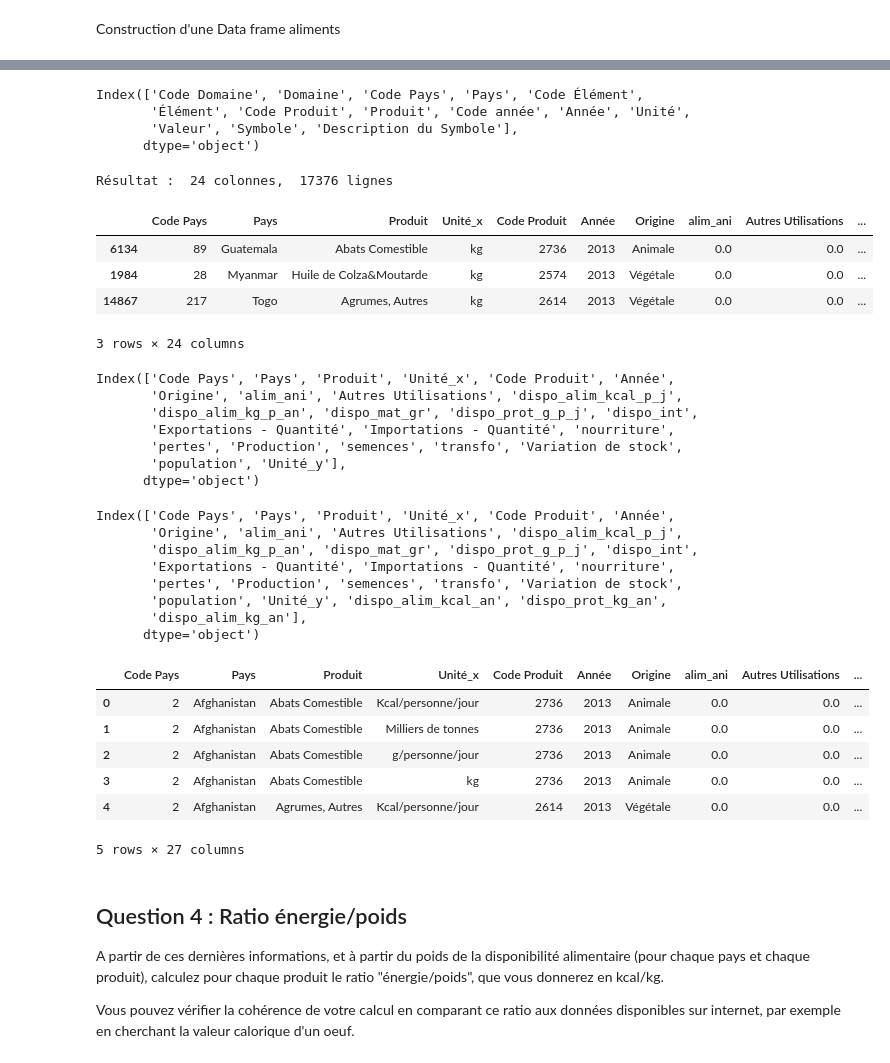
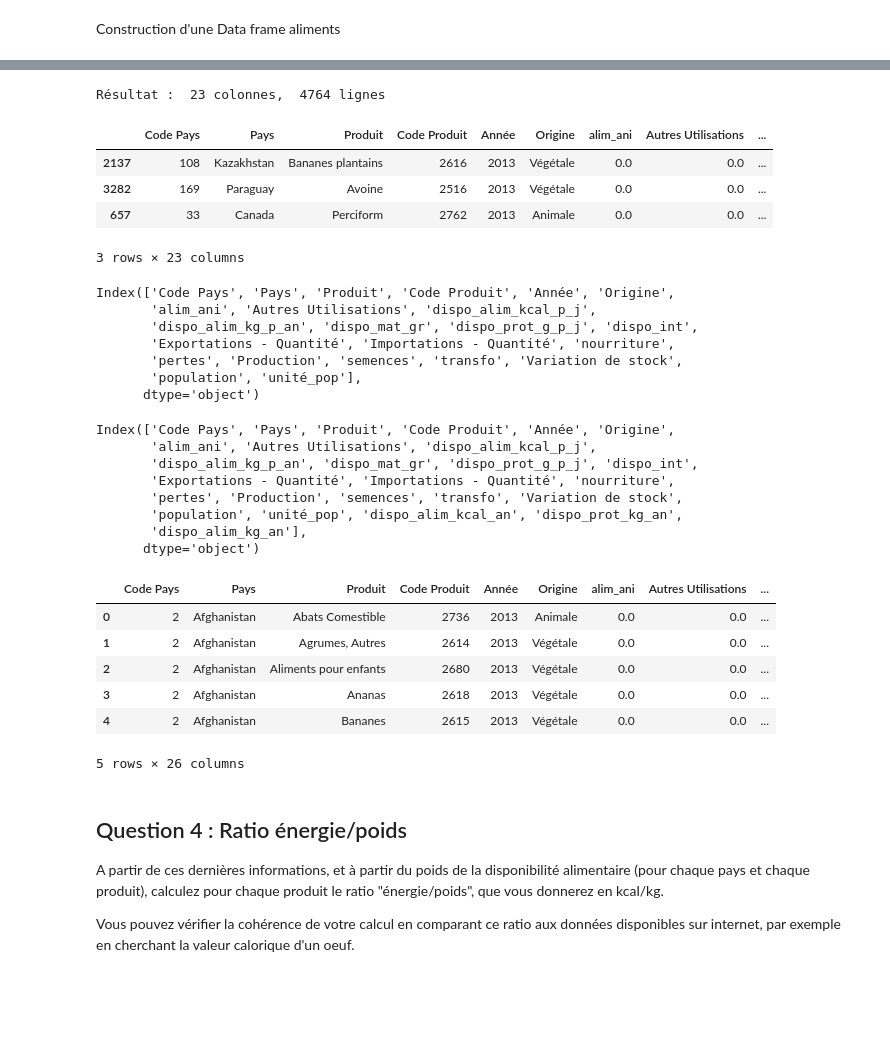
Before and after one commit to Tarik37/FAO_Project_Tarik_FengFeng, a Jupyter notebook: FAO_Data_Analyse_Fengfeng_Tarik.ipynb, the cells around one changed output, grey strips where cells are left out. Saved outputs shown, nothing was run; the diff lists cells and outputs as text; code cells hidden in the pictures; blank space fills up the shorter version.

```diff
--- a/FAO_Data_Analyse_Fengfeng_Tarik.ipynb
+++ b/FAO_Data_Analyse_Fengfeng_Tarik.ipynb
@@ -209,7 +186,0 @@ Index(['Code Domaine_ani', 'Domaine_ani', 'Code Pays_ani', 'Pays_ani',
-# %%
-population.columns
-# %% [output]
-Index(['Code Domaine', 'Domaine', 'Code Pays', 'Pays', 'Code Élément',
-       'Élément', 'Code Produit', 'Produit', 'Code année', 'Année', 'Unité',
-       'Valeur', 'Symbole', 'Description du Symbole'],
-      dtype='object')
@@ -233,60 +201,58 @@ aliments = aliments[[
     'Origine',
     'Élément',
     'Valeur',
-    'Unité',
     'Année'
 ]]
 
 # Table pivot sur aliments
-aliments = aliments.pivot_table('Valeur', index=['Code Pays','Pays','Produit','Unité','Code Produit','Année','Origine'], columns='Élément')
+aliments = aliments.pivot_table('Valeur', index=['Code Pays','Pays','Produit','Code Produit','Année','Origine'], columns='Élément')
 
 # Reset index
 aliments.reset_index(inplace=True)
 
 # Joindre population et aliments
 aliments = pd.merge(aliments, population[['Pays', 'Valeur','Unité']], left_on='Pays', right_on='Pays')
 
 # Renommer les colonnes
 aliments.rename(columns={
     'Aliments pour animaux' : 'alim_ani',
     'Autres utilisations (non alimentaire)' : 'autres_utilisations',
     'Semences' : 'semences',
     'Pertes' : 'pertes',
     'Nourriture' : 'nourriture',
     'Traitement' : 'transfo', # ?
-    'Unité' : 'unité',
     'Disponibilité intérieure' : 'dispo_int',
     'Disponibilité alimentaire (Kcal/personne/jour)' : 'dispo_alim_kcal_p_j',
     'Disponibilité alimentaire en quantité (kg/personne/an)' : 'dispo_alim_kg_p_an',
     'Disponibilité de protéines en quantité (g/personne/jour)' : 'dispo_prot_g_p_j',
     'Disponibilité de matière grasse en quantité (g/personne/jour)' : 'dispo_mat_gr',
     'Valeur' : 'population',
     'Unité' : 'unité_pop'
 }, inplace=True)
 
 # Remplacer les Nan
 aliments.replace(np.nan, 0, inplace=True)
 #Population * 1000
 aliments['population']= (aliments['population'] *1000).round(decimals = 1)
 # Affichage
 print('Résultat : ', aliments.shape[1], 'colonnes, ', aliments.shape[0], 'lignes')
 aliments.sample(3)
 # %% [output]
-Résultat :  24 colonnes,  17376 lignes
+Résultat :  23 colonnes,  4764 lignes
-|  | Code Pays | Pays | Produit | Unité_x | Code Produit | Année | Origine | alim_ani | Autres Utilisations | ... |
-| 6134 | 89 | Guatemala | Abats Comestible | kg | 2736 | 2013 | Animale | 0.0 | 0.0 | ... |
-| 1984 | 28 | Myanmar | Huile de Colza&Moutarde | kg | 2574 | 2013 | Végétale | 0.0 | 0.0 | ... |
-| 14867 | 217 | Togo | Agrumes, Autres | kg | 2614 | 2013 | Végétale | 0.0 | 0.0 | ... |
+|  | Code Pays | Pays | Produit | Code Produit | Année | Origine | alim_ani | Autres Utilisations | ... |
+| 2137 | 108 | Kazakhstan | Bananes plantains | 2616 | 2013 | Végétale | 0.0 | 0.0 | ... |
+| 3282 | 169 | Paraguay | Avoine | 2516 | 2013 | Végétale | 0.0 | 0.0 | ... |
+| 657 | 33 | Canada | Perciform | 2762 | 2013 | Animale | 0.0 | 0.0 | ... |
-3 rows × 24 columns
+3 rows × 23 columns
 # %%
 aliments.columns
 # %% [output]
-Index(['Code Pays', 'Pays', 'Produit', 'Unité_x', 'Code Produit', 'Année',
-       'Origine', 'alim_ani', 'Autres Utilisations', 'dispo_alim_kcal_p_j',
+Index(['Code Pays', 'Pays', 'Produit', 'Code Produit', 'Année', 'Origine',
+       'alim_ani', 'Autres Utilisations', 'dispo_alim_kcal_p_j',
        'dispo_alim_kg_p_an', 'dispo_mat_gr', 'dispo_prot_g_p_j', 'dispo_int',
        'Exportations - Quantité', 'Importations - Quantité', 'nourriture',
        'pertes', 'Production', 'semences', 'transfo', 'Variation de stock',
-       'population', 'Unité_y'],
+       'population', 'unité_pop'],
       dtype='object')
 # %%
 # Calcul disponibilité alimentaire Kcal/an = dispo_alim_kcal_p_j * (population*1000) * 365
@@ -296,24 +262,24 @@ aliments['dispo_prot_kg_an'] = round(((aliments['dispo_prot_g_p_j'] /1000) * ali
 aliments['dispo_alim_kg_an'] = (aliments['dispo_alim_kg_p_an'] * aliments['population'])
 aliments.columns
 # %% [output]
-Index(['Code Pays', 'Pays', 'Produit', 'Unité_x', 'Code Produit', 'Année',
-       'Origine', 'alim_ani', 'Autres Utilisations', 'dispo_alim_kcal_p_j',
+Index(['Code Pays', 'Pays', 'Produit', 'Code Produit', 'Année', 'Origine',
+       'alim_ani', 'Autres Utilisations', 'dispo_alim_kcal_p_j',
        'dispo_alim_kg_p_an', 'dispo_mat_gr', 'dispo_prot_g_p_j', 'dispo_int',
        'Exportations - Quantité', 'Importations - Quantité', 'nourriture',
        'pertes', 'Production', 'semences', 'transfo', 'Variation de stock',
-       'population', 'Unité_y', 'dispo_alim_kcal_an', 'dispo_prot_kg_an',
+       'population', 'unité_pop', 'dispo_alim_kcal_an', 'dispo_prot_kg_an',
        'dispo_alim_kg_an'],
       dtype='object')
 # %%
 aliments.head(5)
 # %% [output]
-|  | Code Pays | Pays | Produit | Unité_x | Code Produit | Année | Origine | alim_ani | Autres Utilisations | ... |
-| 0 | 2 | Afghanistan | Abats Comestible | Kcal/personne/jour | 2736 | 2013 | Animale | 0.0 | 0.0 | ... |
-| 1 | 2 | Afghanistan | Abats Comestible | Milliers de tonnes | 2736 | 2013 | Animale | 0.0 | 0.0 | ... |
-| 2 | 2 | Afghanistan | Abats Comestible | g/personne/jour | 2736 | 2013 | Animale | 0.0 | 0.0 | ... |
-| 3 | 2 | Afghanistan | Abats Comestible | kg | 2736 | 2013 | Animale | 0.0 | 0.0 | ... |
-| 4 | 2 | Afghanistan | Agrumes, Autres | Kcal/personne/jour | 2614 | 2013 | Végétale | 0.0 | 0.0 | ... |
+|  | Code Pays | Pays | Produit | Code Produit | Année | Origine | alim_ani | Autres Utilisations | ... |
+| 0 | 2 | Afghanistan | Abats Comestible | 2736 | 2013 | Animale | 0.0 | 0.0 | ... |
+| 1 | 2 | Afghanistan | Agrumes, Autres | 2614 | 2013 | Végétale | 0.0 | 0.0 | ... |
+| 2 | 2 | Afghanistan | Aliments pour enfants | 2680 | 2013 | Végétale | 0.0 | 0.0 | ... |
+| 3 | 2 | Afghanistan | Ananas | 2618 | 2013 | Végétale | 0.0 | 0.0 | ... |
+| 4 | 2 | Afghanistan | Bananes | 2615 | 2013 | Végétale | 0.0 | 0.0 | ... |
-5 rows × 27 columns
+5 rows × 26 columns
 # %% [markdown]
 <h2>Question 4 : Ratio énergie/poids </h2>
 <p>A partir de ces dernières informations, et à partir du poids de la disponibilité alimentaire (pour  chaque pays et chaque produit), calculez pour chaque produit le ratio "énergie/poids", que vous
```
Also changed, not shown: parts of 9 cells of this notebook.
